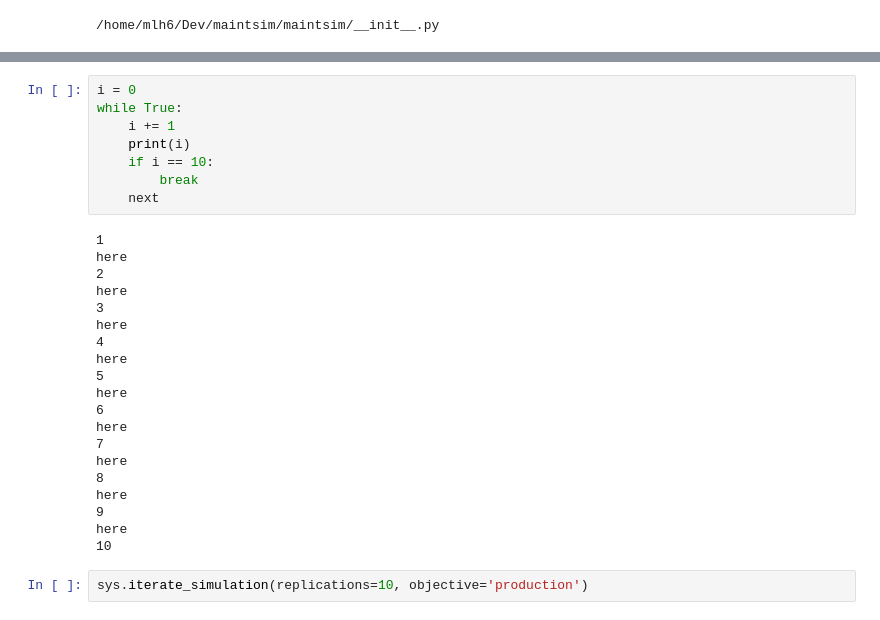
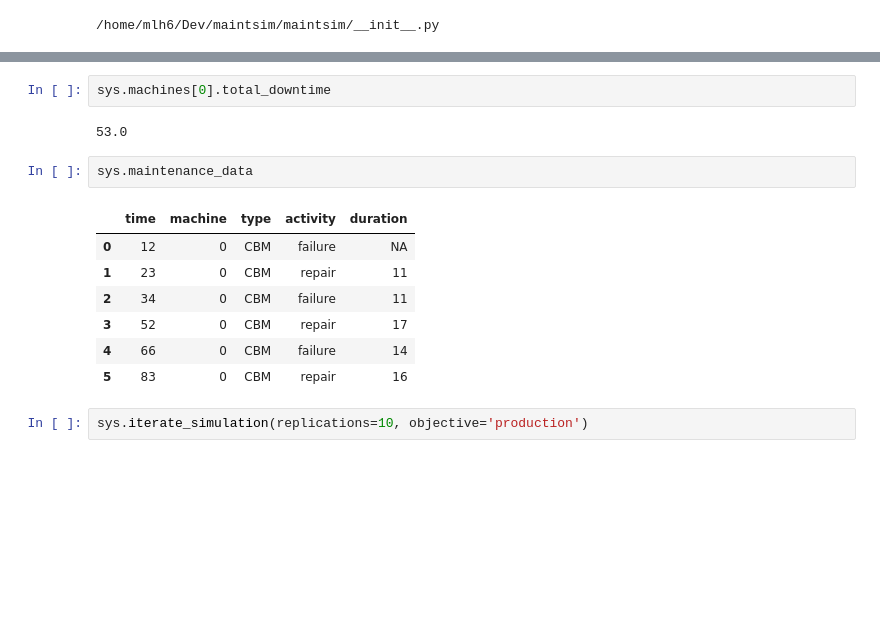
Before and after one commit to m-hoff/simantha, a Jupyter notebook: test.ipynb, the cells around one changed output, grey strips where cells are left out. Drawn from its saved outputs; the diff is of its cells as text; blank space fills up the shorter version.

```diff
--- a/test.ipynb
+++ b/test.ipynb
@@ -51,31 +54,17 @@ for i in range(1,10):
-# %%
-i = 0
-while True:
-    i += 1
-    print(i)
-    if i == 10:
-        break
-    next
-# %% [output]
-1
-here
-2
-here
-3
-here
-4
-here
-5
-here
-6
-here
-7
-here
-8
-here
-9
-here
-10
+# %%
+sys.machines[0].total_downtime
+# %% [output]
+53.0
+# %%
+sys.maintenance_data
+# %% [output]
+|  | time | machine | type | activity | duration |
+| 0 | 12 | 0 | CBM | failure | NA |
+| 1 | 23 | 0 | CBM | repair | 11 |
+| 2 | 34 | 0 | CBM | failure | 11 |
+| 3 | 52 | 0 | CBM | repair | 17 |
+| 4 | 66 | 0 | CBM | failure | 14 |
+| 5 | 83 | 0 | CBM | repair | 16 |
 # %%
 sys.iterate_simulation(replications=10, objective='production')
 # %% [output]
```
Also changed, not shown: parts of 2 cells of this notebook, 3 other files.
